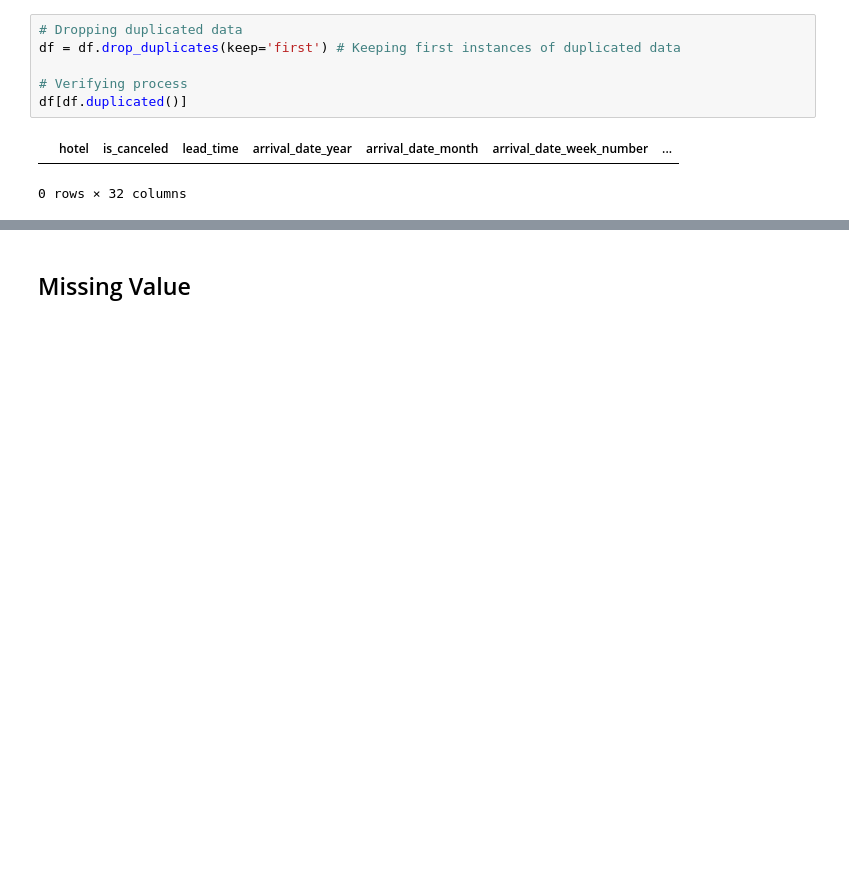
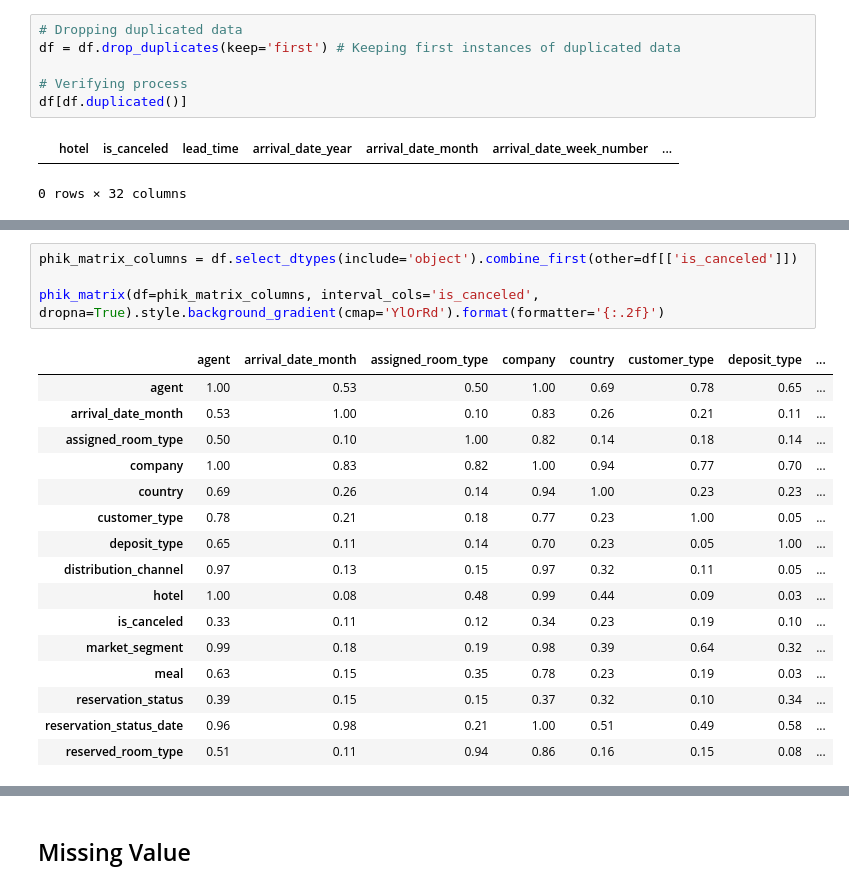
Before and after one commit to garudapaksi-yusuf/Hotel_Booking_Demand, a Jupyter notebook: Hotel_Bookings.ipynb, the cells around one changed output, grey strips where cells are left out. Drawn from its saved outputs; the diff is of its cells as text; blank space fills up the shorter version.

```diff
--- a/Hotel_Bookings.ipynb
+++ b/Hotel_Bookings.ipynb
@@ -265,0 +429,21 @@ df[df.duplicated()]
+# %%
+phik_matrix_columns = df.select_dtypes(include='object').combine_first(other=df[['is_canceled']])
+
+phik_matrix(df=phik_matrix_columns, interval_cols='is_canceled', dropna=True).style.background_gradient(cmap='YlOrRd').format(formatter='{:.2f}')
+# %% [output]
+|  | agent | arrival_date_month | assigned_room_type | company | country | customer_type | deposit_type | ... |
+| agent | 1.00 | 0.53 | 0.50 | 1.00 | 0.69 | 0.78 | 0.65 | ... |
+| arrival_date_month | 0.53 | 1.00 | 0.10 | 0.83 | 0.26 | 0.21 | 0.11 | ... |
+| assigned_room_type | 0.50 | 0.10 | 1.00 | 0.82 | 0.14 | 0.18 | 0.14 | ... |
+| company | 1.00 | 0.83 | 0.82 | 1.00 | 0.94 | 0.77 | 0.70 | ... |
+| country | 0.69 | 0.26 | 0.14 | 0.94 | 1.00 | 0.23 | 0.23 | ... |
+| customer_type | 0.78 | 0.21 | 0.18 | 0.77 | 0.23 | 1.00 | 0.05 | ... |
+| deposit_type | 0.65 | 0.11 | 0.14 | 0.70 | 0.23 | 0.05 | 1.00 | ... |
+| distribution_channel | 0.97 | 0.13 | 0.15 | 0.97 | 0.32 | 0.11 | 0.05 | ... |
+| hotel | 1.00 | 0.08 | 0.48 | 0.99 | 0.44 | 0.09 | 0.03 | ... |
+| is_canceled | 0.33 | 0.11 | 0.12 | 0.34 | 0.23 | 0.19 | 0.10 | ... |
+| market_segment | 0.99 | 0.18 | 0.19 | 0.98 | 0.39 | 0.64 | 0.32 | ... |
+| meal | 0.63 | 0.15 | 0.35 | 0.78 | 0.23 | 0.19 | 0.03 | ... |
+| reservation_status | 0.39 | 0.15 | 0.15 | 0.37 | 0.32 | 0.10 | 0.34 | ... |
+| reservation_status_date | 0.96 | 0.98 | 0.21 | 1.00 | 0.51 | 0.49 | 0.58 | ... |
+| reserved_room_type | 0.51 | 0.11 | 0.94 | 0.86 | 0.16 | 0.15 | 0.08 | ... |
```
Also changed, not shown: parts of 34 cells of this notebook.
